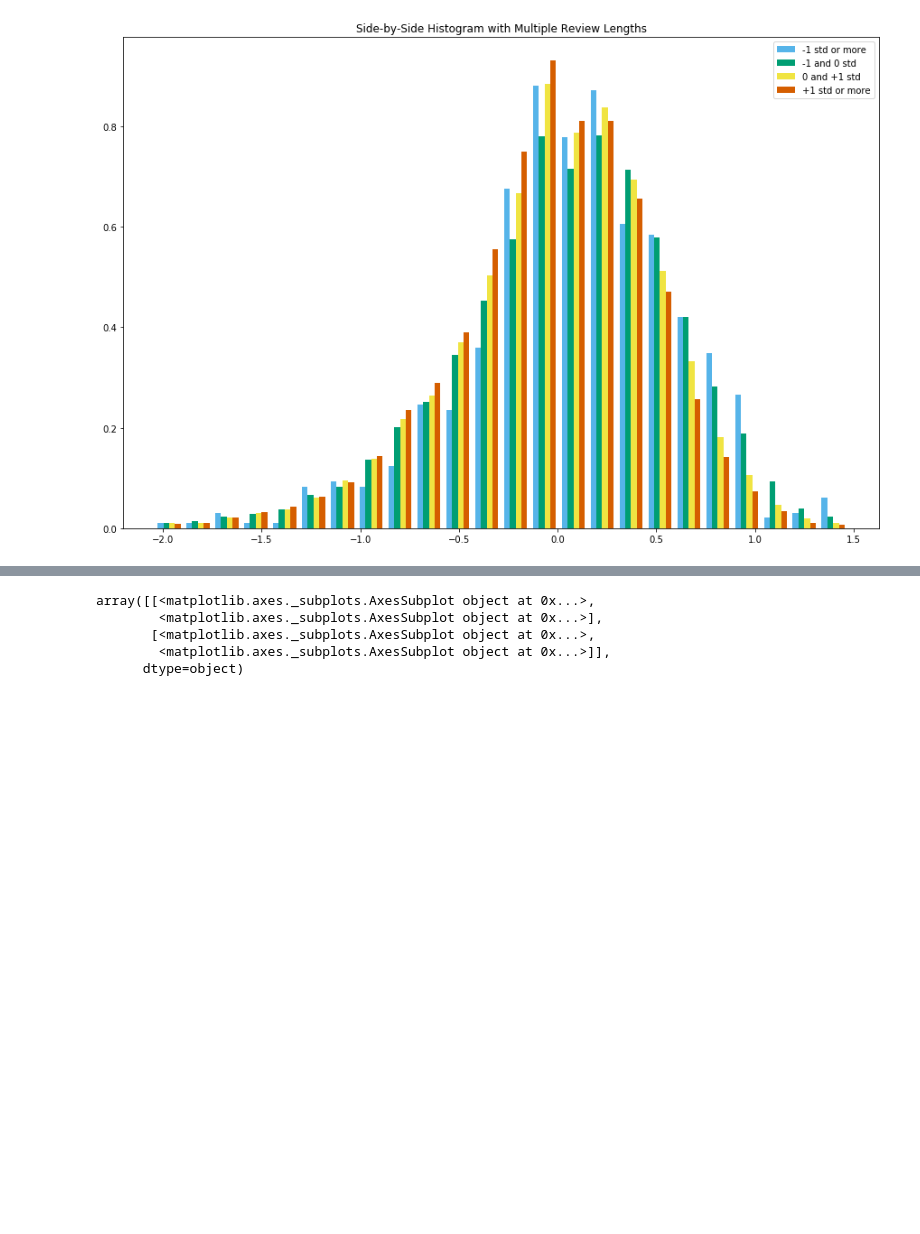
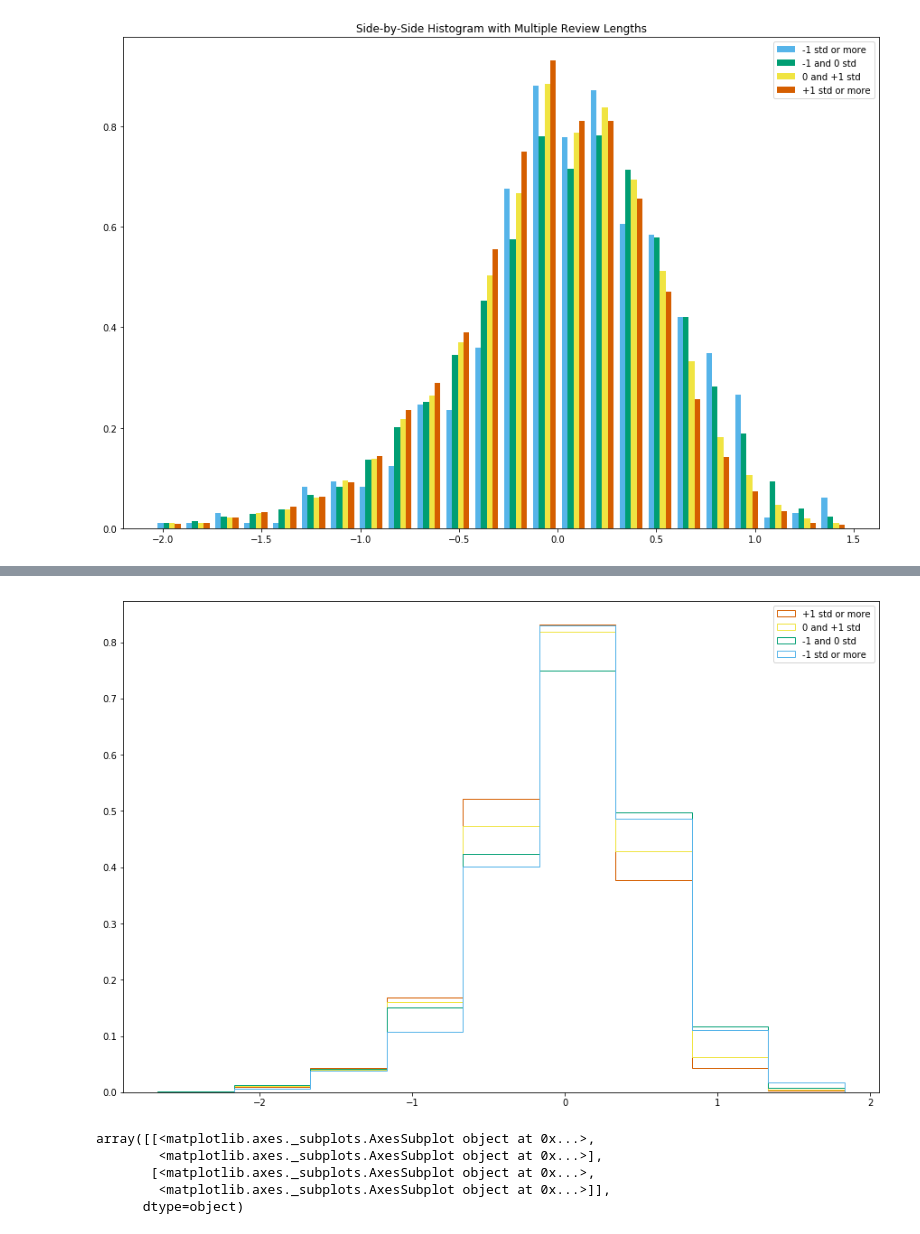
Before and after one commit to bdorsey2/yelp_reviewer_toughness, a Jupyter notebook: Plots.ipynb, the cells around one changed output, grey strips where cells are left out. Drawn from its saved outputs; the diff is of its cells as text; code cells hidden in the pictures; blank space fills up the shorter version.

```diff
--- a/Plots.ipynb
+++ b/Plots.ipynb
@@ -146,3 +147,17 @@ plt.show()
+# %%
+x1 = list(delta_reviews2[delta_reviews2['len_std'] == "-1 std or more"]['avg_star_delta'])
+x2 = list(delta_reviews2[delta_reviews2['len_std'] == "-1 and 0 std"]['avg_star_delta'])
+x3 = list(delta_reviews2[delta_reviews2['len_std'] == "0 and +1 std"]['avg_star_delta'])
+x4 = list(delta_reviews2[delta_reviews2['len_std'] == "+1 std or more"]['avg_star_delta'])
+
+colors = ['#56B4E9', '#009E73', '#F0E442', '#D55E00']
+names = ["-1 std or more", "-1 and 0 std", "0 and +1 std", "+1 std or more"]
+plt.figure(figsize=(15,10))
+n, bins, patches = plt.hist( [x1,x2, x3, x4], bins=9, histtype='step', density=True, color = colors, label=names) #weights=[w0, w1, w2],
+plt.legend()
+plt.show()
+# %% [output]
+[figure, added]
 # %%
 delta_reviews2['avg_star_delta'].hist(by=delta_reviews2['len_std'], bins=20)
 # %% [output]
```
Also changed, not shown: parts of 1 cell of this notebook.
